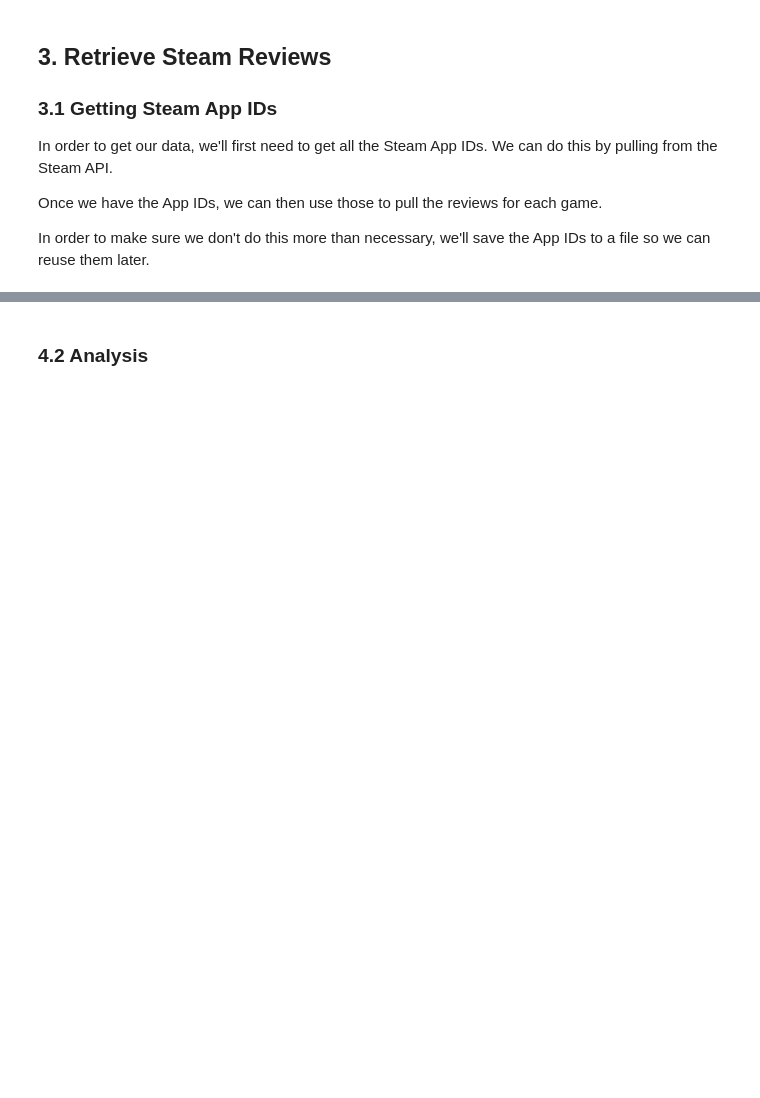
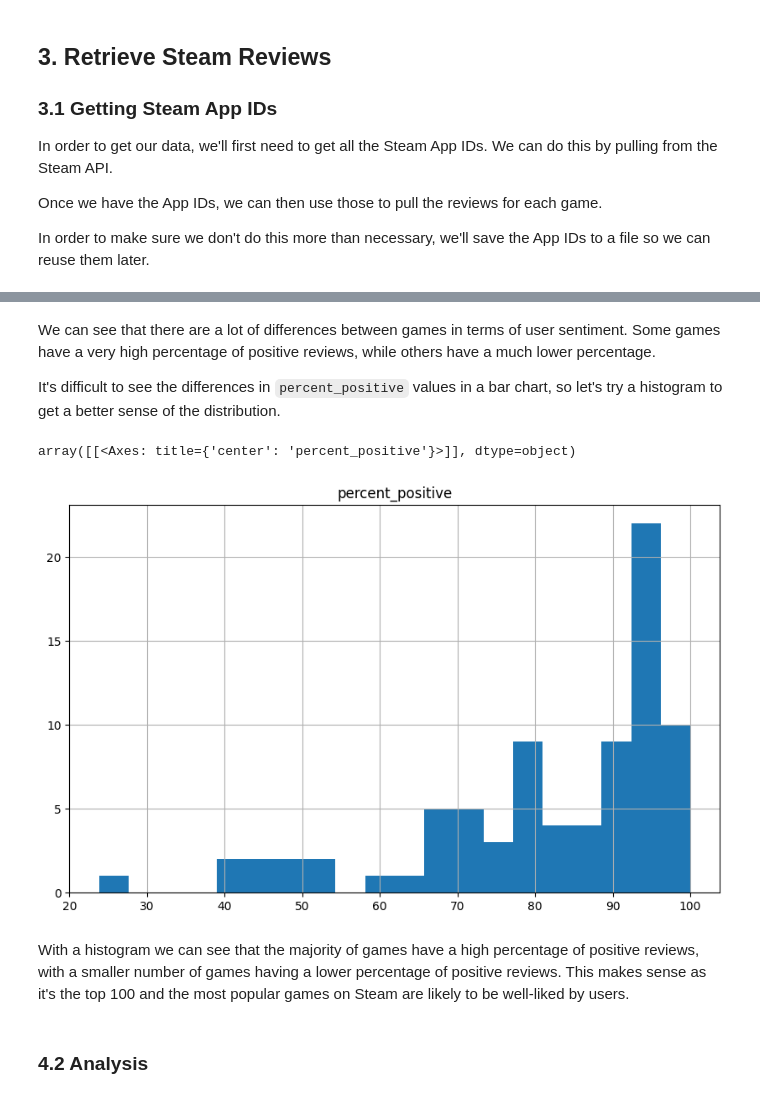
Before and after one commit to naomibuell/DATA620, a Jupyter notebook: final_project/final_project.ipynb, the cells around one changed output, grey strips where cells are left out. Cells and saved outputs as stored; diff of their text form; code cells hidden in the pictures; blank space fills up the shorter version.

```diff
--- a/final_project/final_project.ipynb
+++ b/final_project/final_project.ipynb
@@ -262,3 +495,18 @@ NameError: name 'DATA_FOLDER' is not defined
+# %% [markdown]
+We can see that there are a lot of differences between games in terms of user sentiment. Some games have a very high percentage of positive reviews, while others have a much lower percentage.
+
+It's difficult to see the differences in `percent_positive` values in a bar chart, so let's try a histogram to get a better sense of the distribution.
+# %%
+viz_1_df.hist(
+    column='percent_positive',
+    bins=20,
+    figsize=(10,6)
+)
+# %% [output]
+array([[<Axes: title={'center': 'percent_positive'}>]], dtype=object)
+[figure, added]
+# %% [markdown]
+With a histogram we can see that the majority of games have a high percentage of positive reviews, with a smaller number of games having a lower percentage of positive reviews. This makes sense as it's the top 100 and the most popular games on Steam are likely to be well-liked by users.
 # %% [markdown]
 ### 4.2 Analysis
 # %% [markdown]
```
Also changed, not shown: parts of 13 cells of this notebook, 1 other file.
